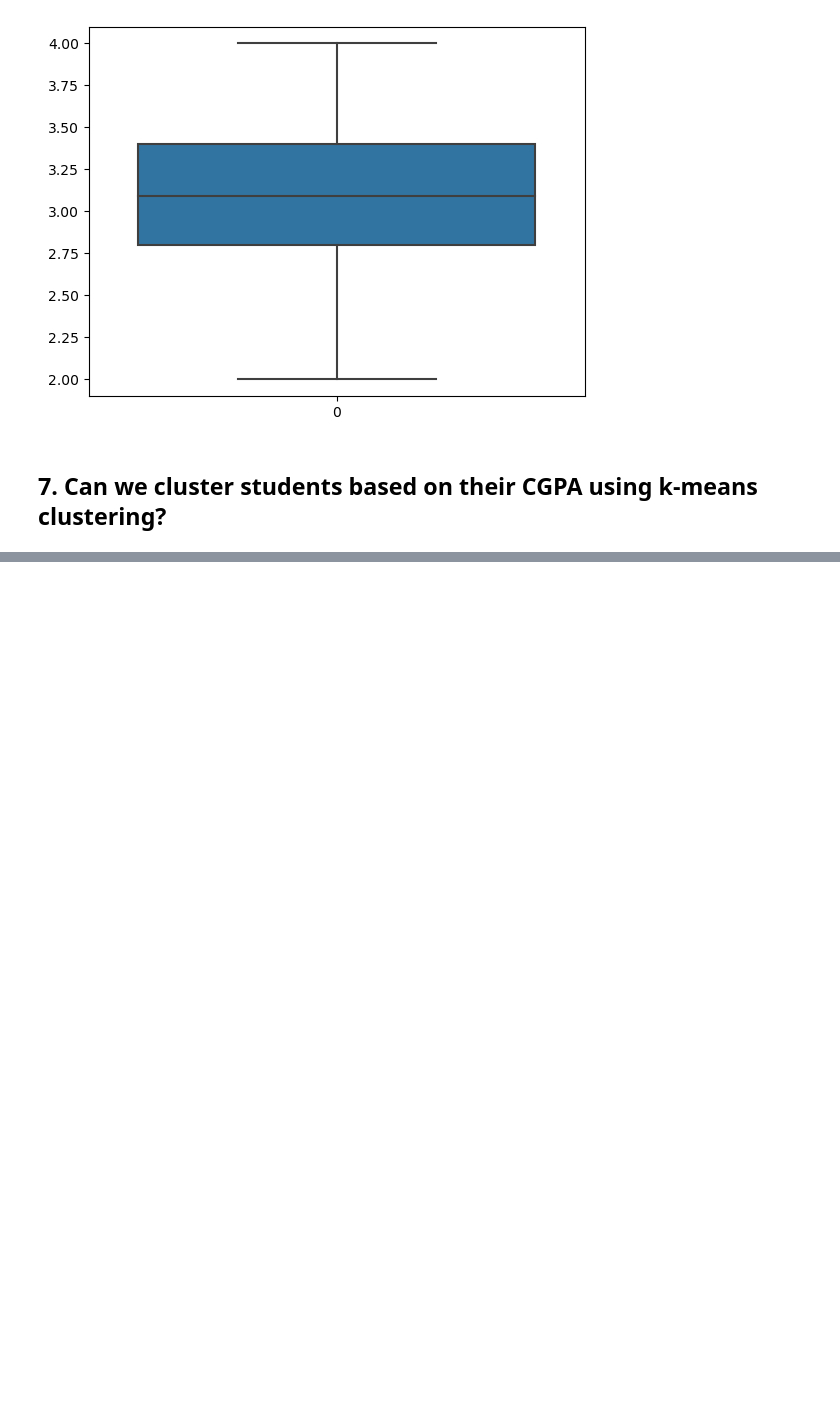
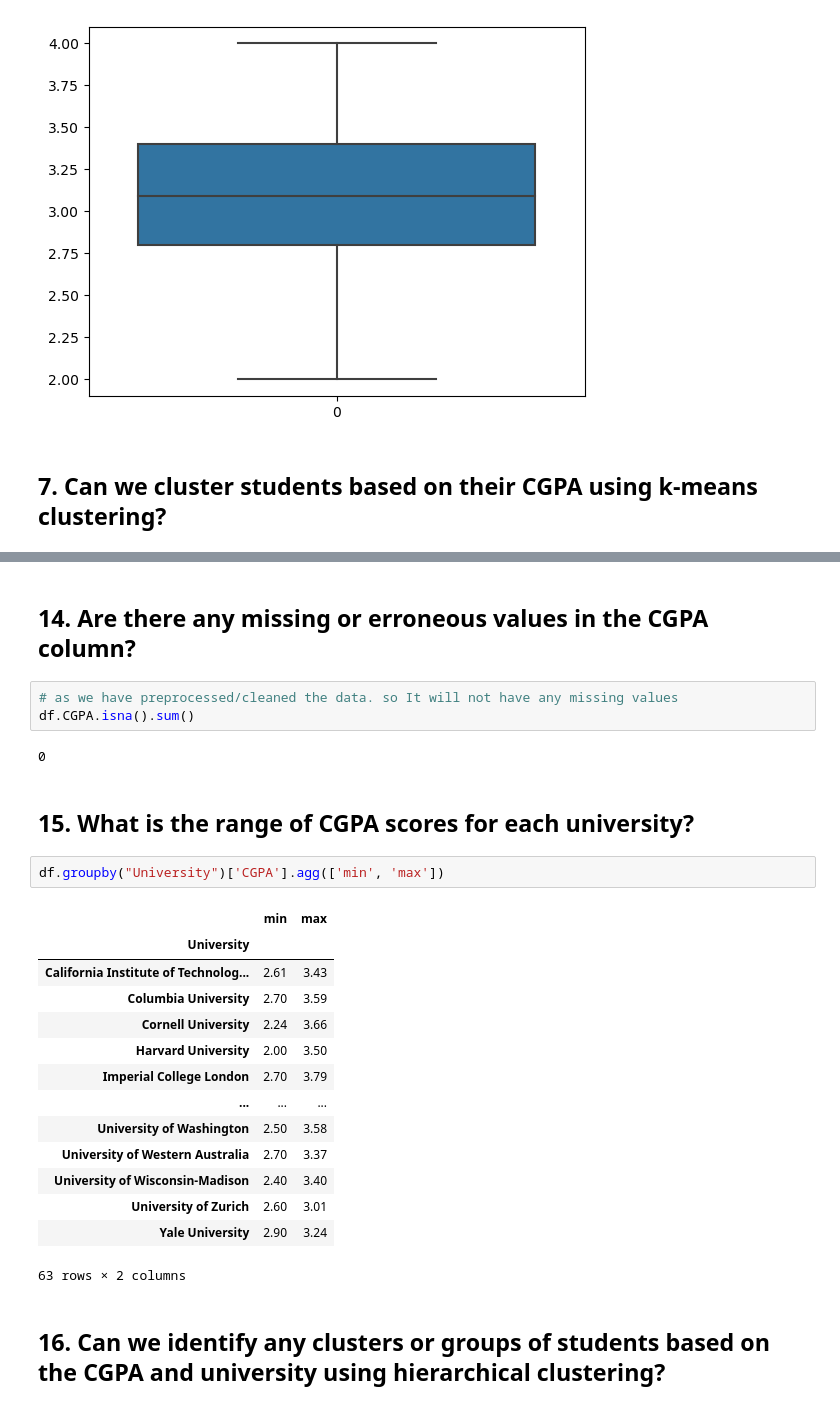
Before and after one commit to joharkhan99/Data-Science-Internship, a Jupyter notebook: Week2/Day5/Students_Data_EDA.ipynb, the cells around one changed output, grey strips where cells are left out. Saved outputs shown, nothing was run; the diff lists cells and outputs as text; blank space fills up the shorter version.

```diff
--- a/Week2/Day5/Students_Data_EDA.ipynb
+++ b/Week2/Day5/Students_Data_EDA.ipynb
@@ -229,0 +333,28 @@ sns.boxplot(df.CGPA)
+# %% [markdown]
+## 14. Are there any missing or erroneous values in the CGPA column?
+# %%
+# as we have preprocessed/cleaned the data. so It will not have any missing values
+df.CGPA.isna().sum()
+# %% [output]
+0
+# %% [markdown]
+## 15. What is the range of CGPA scores for each university?
+# %%
+df.groupby("University")['CGPA'].agg(['min', 'max'])
+# %% [output]
+|  | min | max |
+| University |  |  |
+| California Institute of Technolog... | 2.61 | 3.43 |
+| Columbia University | 2.70 | 3.59 |
+| Cornell University | 2.24 | 3.66 |
+| Harvard University | 2.00 | 3.50 |
+| Imperial College London | 2.70 | 3.79 |
+| ... | ... | ... |
+| University of Washington | 2.50 | 3.58 |
+| University of Western Australia | 2.70 | 3.37 |
+| University of Wisconsin-Madison | 2.40 | 3.40 |
+| University of Zurich | 2.60 | 3.01 |
+| Yale University | 2.90 | 3.24 |
+63 rows × 2 columns
+# %% [markdown]
+## 16. Can we identify any clusters or groups of students based on the CGPA and university using hierarchical clustering?
```
Also changed, not shown: parts of 25 cells of this notebook.
